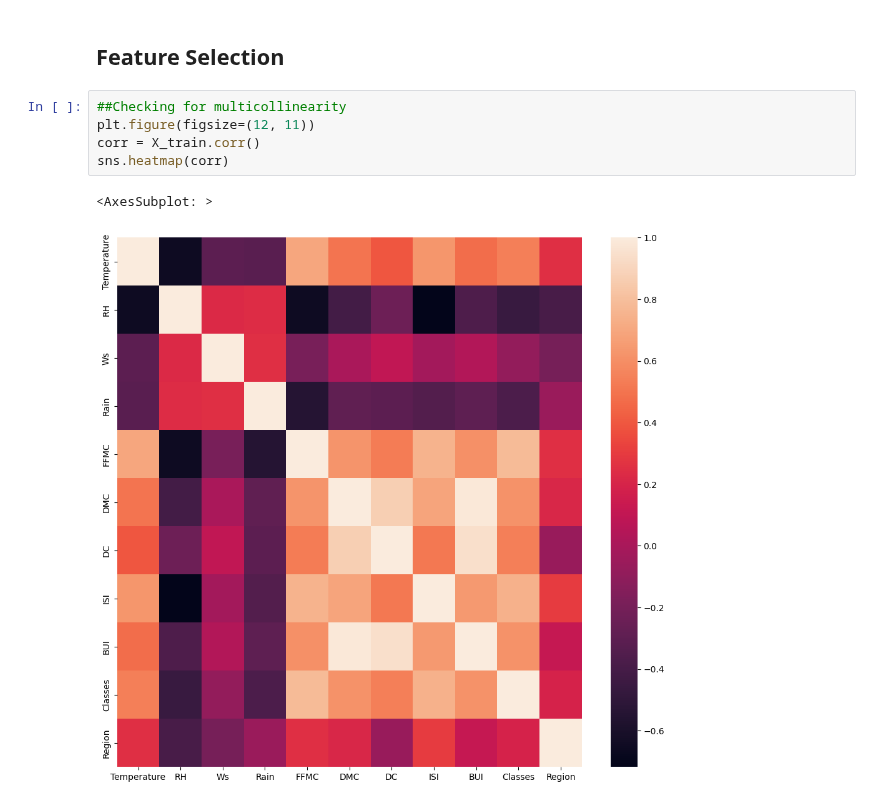
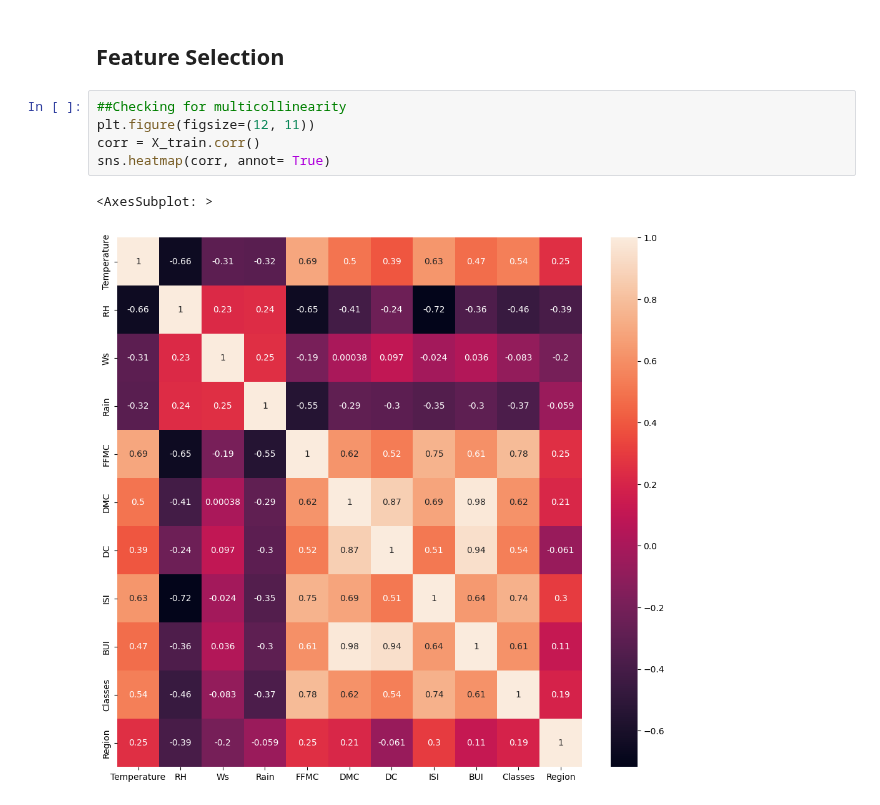
Before and after one commit to RajnishAdhikari/PythonPractice, a Jupyter notebook: Model_Training.ipynb, the cells around one changed output. Saved outputs shown, nothing was run; the diff lists cells and outputs as text.

Commit message:
annot function normally gives the numerical items

```diff
--- a/Model_Training.ipynb
+++ b/Model_Training.ipynb
@@ -128,8 +128,8 @@ X_train.corr()
 # %%
 ##Checking for multicollinearity
 plt.figure(figsize=(12, 11))
 corr = X_train.corr()
-sns.heatmap(corr)
+sns.heatmap(corr, annot= True)
 # %% [output]
 <AxesSubplot: >
-[figure, old version]
+[figure, new version]
```
